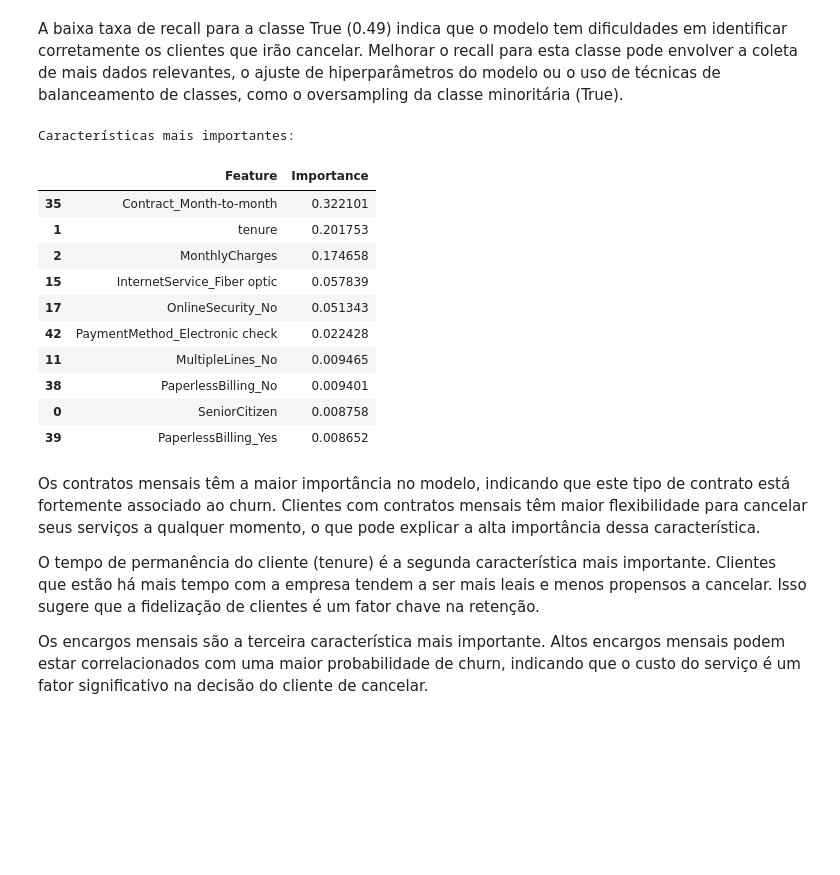
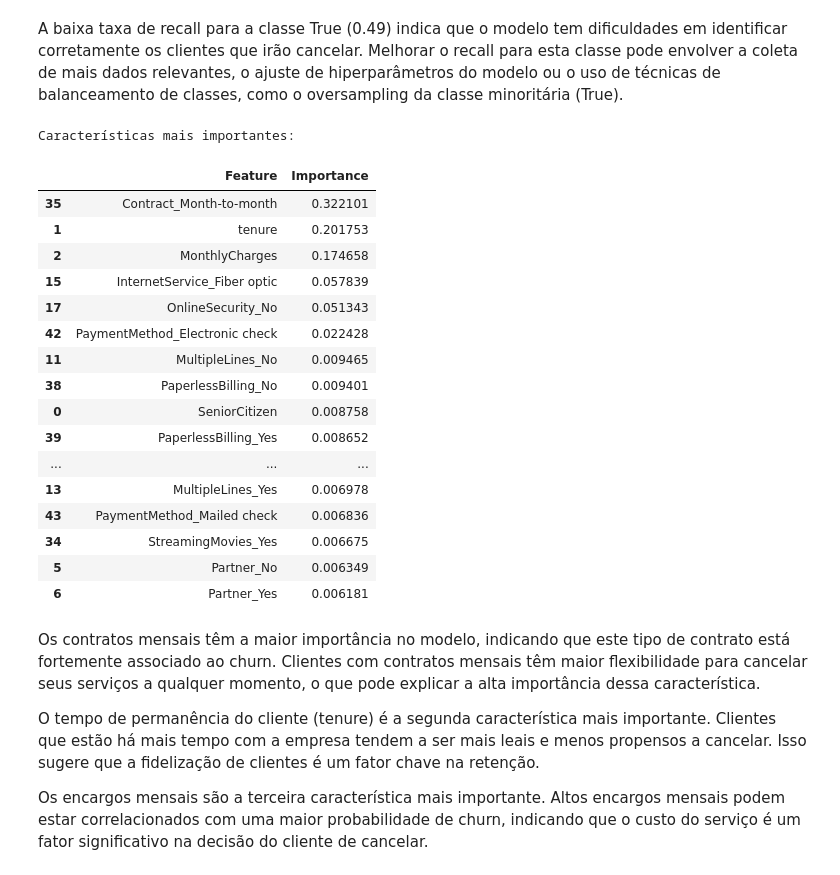
Before and after one commit to ArthurrCr/Churn_Telco, a Jupyter notebook: notebooks/exploratory_data_analysis.ipynb, the cells around one changed output. Drawn from its saved outputs; the diff is of its cells as text; code cells hidden in the pictures; blank space fills up the shorter version.

```diff
--- a/notebooks/exploratory_data_analysis.ipynb
+++ b/notebooks/exploratory_data_analysis.ipynb
@@ -425,32 +425,38 @@ A baixa taxa de recall para a classe True (0.49) indica que o modelo tem dificul
 # %%
 # Importância das características para a Floresta Aleatória
 feature_importances = grid_search_forest.best_estimator_.feature_importances_
 
 # Criando um DataFrame com as características e suas importâncias
 features_df = pd.DataFrame({
     'Feature': X.columns,
     'Importance': feature_importances
 })
 
 # Ordenando as características pela importância
 features_df = features_df.sort_values('Importance', ascending=False)
 
 # Visualizando as características mais importantes
 print("Características mais importantes:")
-display(features_df.head(10))
+display(features_df.head(20))
 # %% [output]
 Características mais importantes:
 |  | Feature | Importance |
 | 35 | Contract_Month-to-month | 0.322101 |
 | 1 | tenure | 0.201753 |
 | 2 | MonthlyCharges | 0.174658 |
 | 15 | InternetService_Fiber optic | 0.057839 |
 | 17 | OnlineSecurity_No | 0.051343 |
 | 42 | PaymentMethod_Electronic check | 0.022428 |
 | 11 | MultipleLines_No | 0.009465 |
 | 38 | PaperlessBilling_No | 0.009401 |
 | 0 | SeniorCitizen | 0.008758 |
 | 39 | PaperlessBilling_Yes | 0.008652 |
+| ... | ... | ... |
+| 13 | MultipleLines_Yes | 0.006978 |
+| 43 | PaymentMethod_Mailed check | 0.006836 |
+| 34 | StreamingMovies_Yes | 0.006675 |
+| 5 | Partner_No | 0.006349 |
+| 6 | Partner_Yes | 0.006181 |
 # %% [markdown]
 Os contratos mensais têm a maior importância no modelo, indicando que este tipo de contrato está fortemente associado ao churn. Clientes com contratos mensais têm maior flexibilidade para cancelar seus serviços a qualquer momento, o que pode explicar a alta importância dessa característica.
 
```
Also changed, not shown: parts of 7 cells of this notebook, 3 other files.
